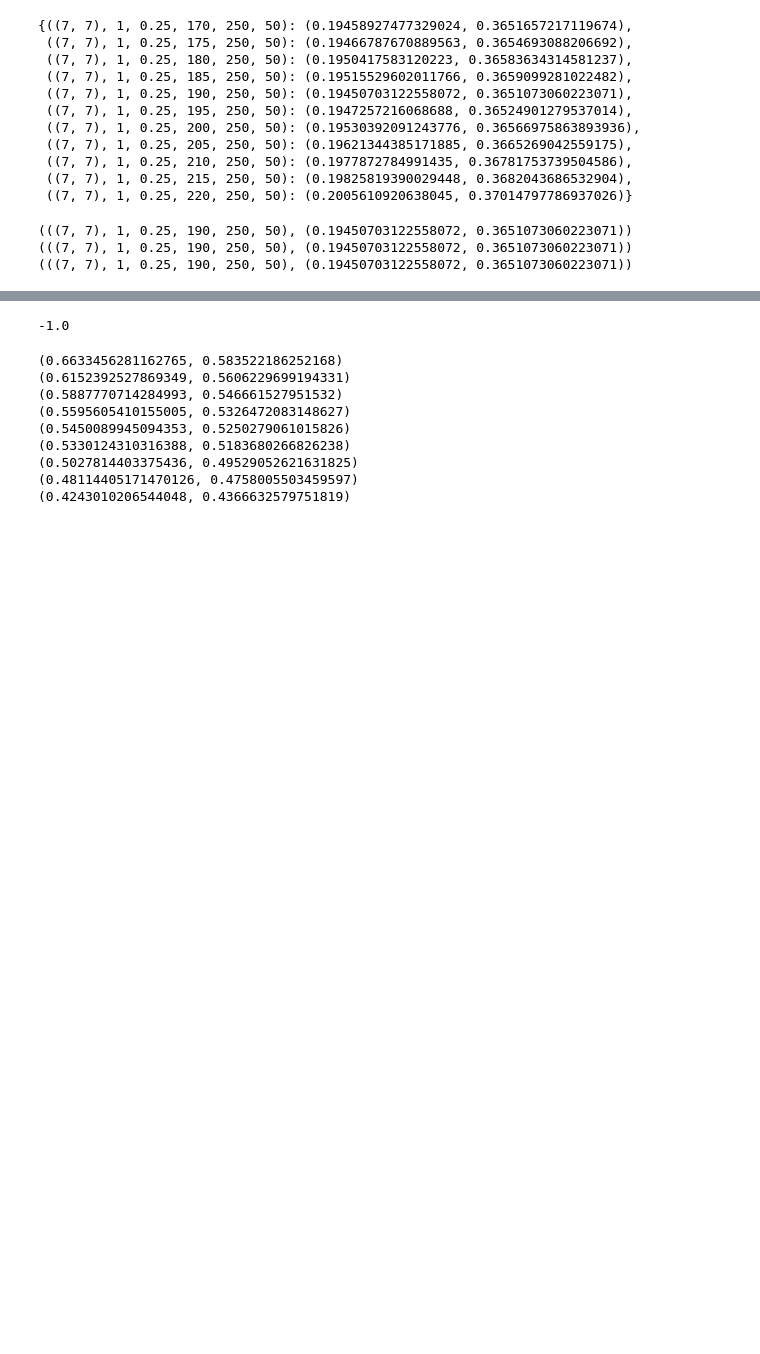
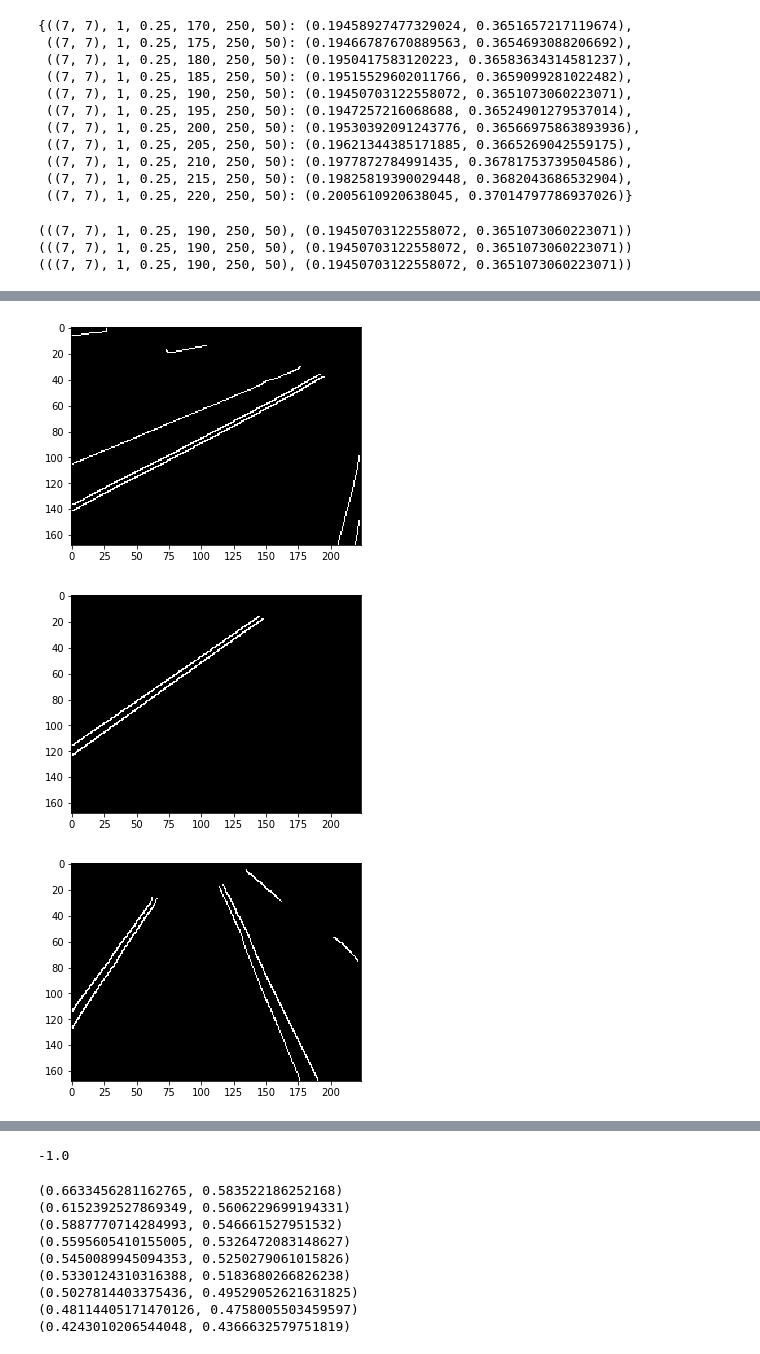
Before and after one commit to cs-isia-racer/notebooks, a Jupyter notebook: src/gauss_canny_houghlines.ipynb, the cells around one changed output, grey strips where cells are left out. Saved outputs shown, nothing was run; the diff lists cells and outputs as text; code cells hidden in the pictures; blank space fills up the shorter version.

```diff
--- a/src/houghlines_pipeline.ipynb
+++ b/src/gauss_canny_houghlines.ipynb
@@ -258,0 +300,20 @@ print(min([(k, v) for k, v in results.items()], key=lambda x: x[1][0]+x[1][1]))
+# %%
+for src, img in zip(illustration_pics, illustration_canny):
+    cv2.imwrite("../illustrations/"+src+"_canny.jpg", img)
+# %%
+def bottom(img):
+    height, width = img.shape
+    offset = int(height * config.top_offset_pct)
+    return img[offset:height,:]
+
+illustration_canny_cropped = [
+    cv2.Canny(bottom(img), config.canny_threshold1, config.canny_threshold2)
+    for img in illustration_gaussian
+]
+# %%
+for img in illustration_canny_cropped:
+    show_image(img)
+# %% [output]
+[figure, added]
+[figure, added]
+[figure, added]
```
Also changed, not shown: parts of 12 cells of this notebook.
